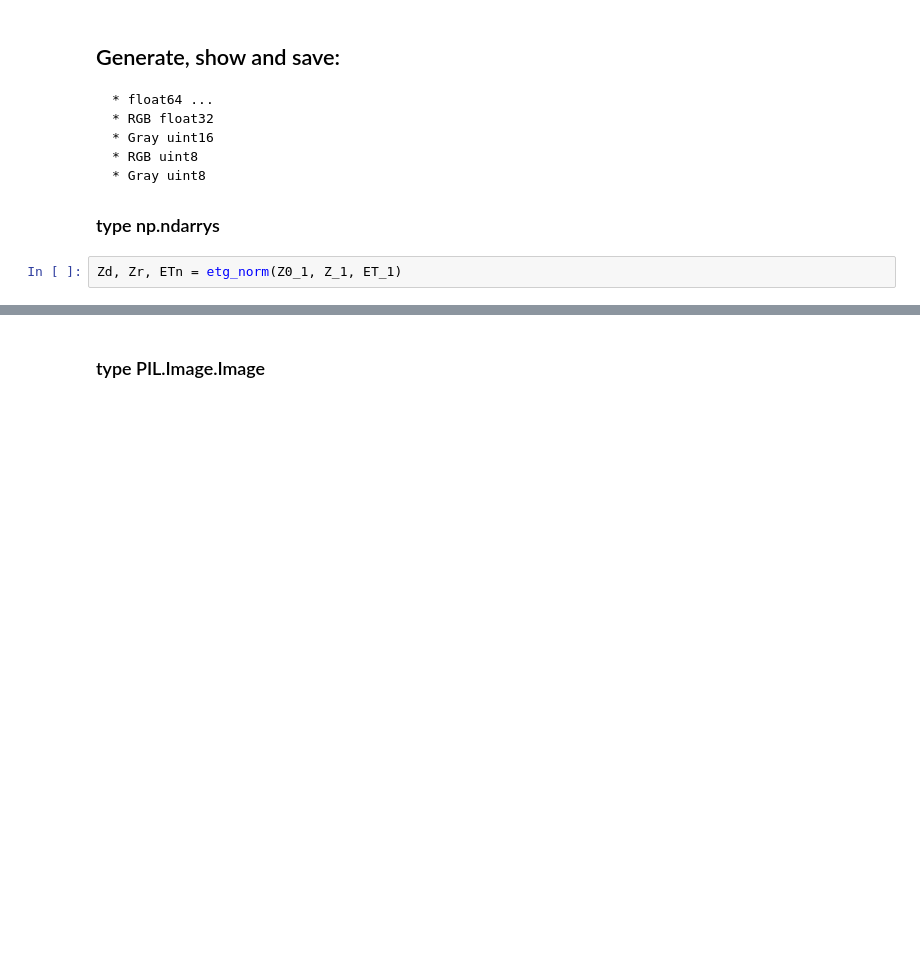
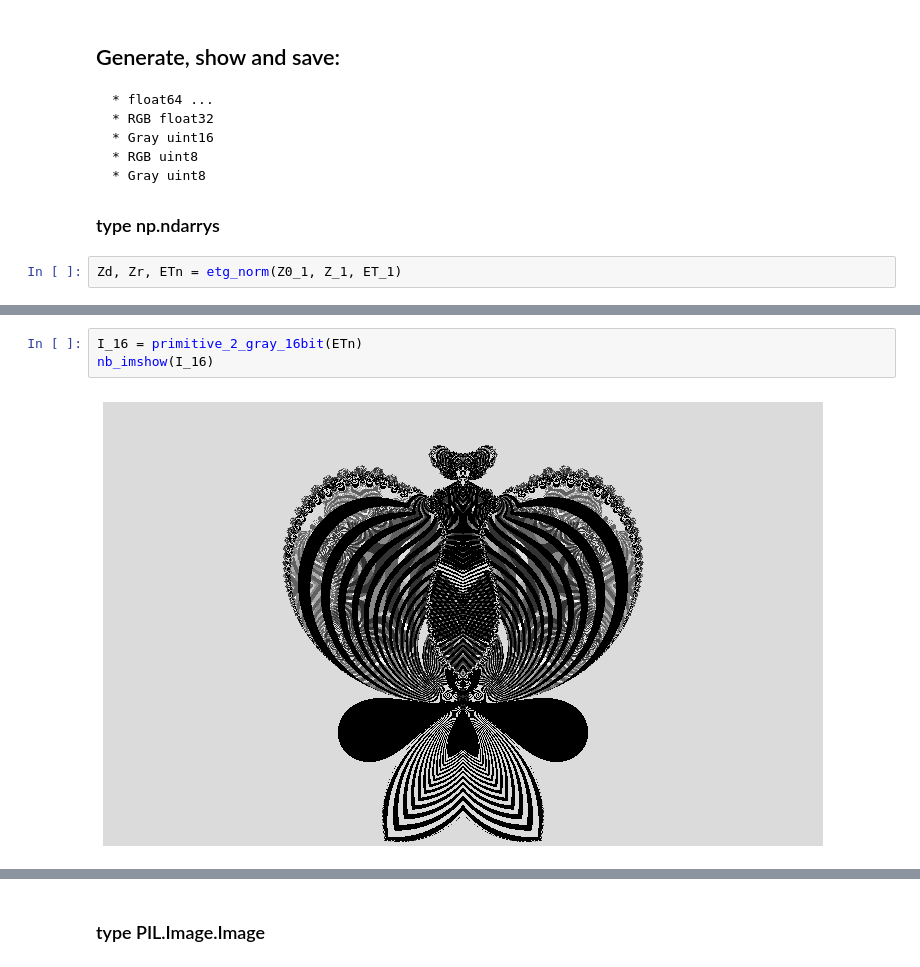
Before and after one commit to dlanier/scalygraphic, a Jupyter notebook: doc_code/Bitty_Wit_Display_Save_Whatever.ipynb, the cells around one changed output, grey strips where cells are left out. Drawn from its saved outputs; the diff is of its cells as text; blank space fills up the shorter version.

```diff
--- a/doc_code/Bitty_Wit_Display_Save_Whatever.ipynb
+++ b/doc_code/Bitty_Wit_Display_Save_Whatever.ipynb
@@ -104,0 +105,5 @@ nb_imshow(I)
+# %%
+I_16 = primitive_2_gray_16bit(ETn)
+nb_imshow(I_16)
+# %% [output]
+[figure, added]
```
Also changed, not shown: parts of 37 cells of this notebook, 4 other files.
